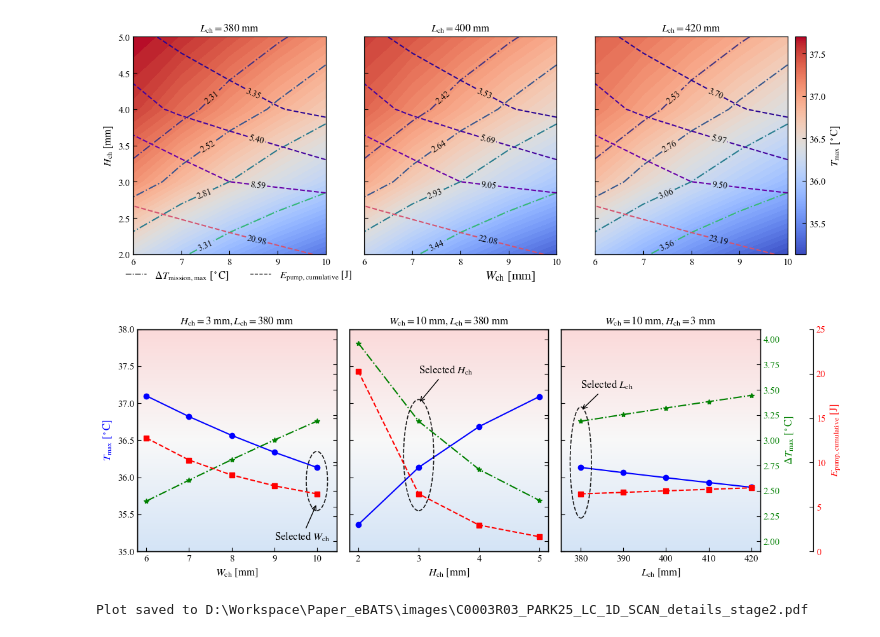
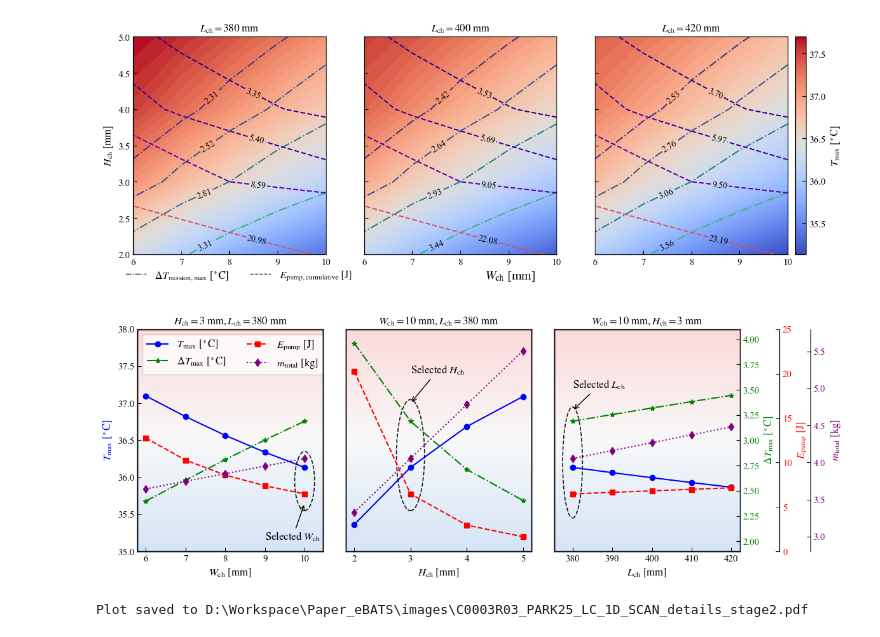
Before and after one commit to sxwd4ever/eBATS, a Jupyter notebook: cases/C0003/C0003R03_PARK25_LC_1D_SCAN_plot_stage2.ipynb, the cells around one changed output. Cells and saved outputs as stored; diff of their text form; code cells hidden in the pictures.

Commit message:
update the mass calculation for the 1st-stage param scan

```diff
--- a/cases/C0003/C0003R03_PARK25_LC_1D_SCAN_plot_stage2.ipynb
+++ b/cases/C0003/C0003R03_PARK25_LC_1D_SCAN_plot_stage2.ipynb
@@ -419,17 +419,20 @@ plt.rcParams.update({
 y1_name = 'Tmax_mission_C'
 y2_name = 'DeltaT_mission_max_C'
 y3_name = 'E_pump_cumulative'
+y4_name = 'mtotal'
 
 Tbmax_range = [35, 38]
 dTbmax_range = [1.9, 4.1]
 Epump_range = [0, 25]
+mtotal_range = [2.8, 5.8]
 
 # curve artists
 
 curve_artists = {
     y1_name: dict(color='blue', label=r"$T_\mathrm{max}~[^\circ \mathrm{C}]$", ls='-', marker='o'),
     y2_name: dict(color='green', label=r"$\Delta T_\mathrm{max}~[^\circ \mathrm{C}]$", ls='-.',marker='*'),
-    y3_name: dict(color='red', label=r"$E_\mathrm{pump,cumulative}~[\mathrm{J}]$", ls='--', marker='s')
+    y3_name: dict(color='red', label=r"$E_\mathrm{pump}~[\mathrm{J}]$", ls='--', marker='s'),
+    y4_name: dict(color='purple', label=r"$m_\mathrm{total}~[\mathrm{kg}]$", ls=':', marker='d')
 }
 
 # plot three curves in a single figure using three y-axis
@@ -440,7 +443,6 @@ import matplotlib.pyplot as plt
 # plot the details for sub figure corresponding to N_ch = 20 as a separate figure
 
 fig, ax_all = plt.subplots(1, 3, figsize=(12, 4.5))
-
 
 H_ch = 3  # fixed channel height
 L_ch = 380  # fixed channel length
@@ -491,6 +493,7 @@ ax2.plot(filtered_data[x_name], filtered_data[y2_name], **curve_artists[y2_name]
 # ax2.set_ylabel(y2_name, color='green')
 # ax2.tick_params(axis='y', labelcolor='green')
 ax2.set_yticklabels([])
+ax2.set_yticks([])
 ax2.set_ylim(dTbmax_range)
 
 # Plot E_pump_cumulative
@@ -500,11 +503,30 @@ ax3.plot(filtered_data[x_name], filtered_data[y3_name], **curve_artists[y3_name]
 # ax3.set_ylabel(y3_name, color='red')
 # ax3.tick_params(axis='y', labelcolor='red')
 ax3.set_yticklabels([])
+ax3.set_yticks([])
 ax3.set_ylim(Epump_range)
+# Plot mtotal
+ax4 = ax_cur.twinx()
+# ax4.spines['right'].set_position(('outward', 120))
+ax4.plot(filtered_data[x_name], filtered_data[y4_name], **curve_artists[y4_name])
+# ax4.set_ylabel(y4_name, color='purple')
+# ax4.tick_params(axis='y', labelcolor='purple')
+ax4.set_yticklabels([])
+ax4.set_yticks([])
+ax4.set_ylim(mtotal_range)
 
 x0, x1 = ax_cur.get_xlim()
 y0, y1 = ax_cur.get_ylim()
 plot_util.draw_plot_bg_gradient(ax_cur, x0, x1, y0, y1)
+
+# plot all legends on the first subplot
+lines, labels = ax_cur.get_legend_handles_labels()
+lines2, labels2 = ax2.get_legend_handles_labels()
+lines3, labels3 = ax3.get_legend_handles_labels()
+lines4, labels4 = ax4.get_legend_handles_labels()
+lines_all = lines + lines2 + lines3 + lines4
+labels_all = labels + labels2 + labels3 + labels4
+ax_cur.legend(lines_all, labels_all, loc='upper left', ncol=2)
 
 # plot in the second subplot
 # plot the T_bat_max, dT_bat_max, and E_pump_cumulative for a fixed W_ch and L_ch = 400
@@ -523,6 +545,7 @@ ax_cur.plot(filtered_data[x_name], filtered_data[y1_name], **curve_artists[y1_na
 ax_cur.set_xlabel(x_label)
 # ax_cur.set_ylabel(curve_artists[y1_name]['label'], color='blue')
 ax_cur.set_yticklabels([])
+ax_cur.set_yticks([])
 ax_cur.tick_params(axis='y', labelcolor='blue')
 ax_cur.set_ylim(Tbmax_range)
 ax_cur.set_title(rf'$W_\mathrm{{ch}} = {W_ch}~\mathrm{{mm}}, L_\mathrm{{ch}} = {L_ch}~\mathrm{{mm}}$')
@@ -559,6 +582,7 @@ ax2.plot(filtered_data[x_name], filtered_data[y2_name], **curve_artists[y2_name]
 # ax2.set_ylabel(y2_name, color='green')
 # ax2.tick_params(axis='y', labelcolor='green')
 ax2.set_yticklabels([])
+ax2.set_yticks([])
 ax2.set_ylim(dTbmax_range)
 
 # Plot E_pump_cumulative
@@ -569,11 +593,21 @@ ax3.plot(filtered_data[x_name], filtered_data[y3_name], **curve_artists[y3_name]
 # ax3.tick_params(axis='y', labelcolor='red')
 # hide the y-axis for the additional y-axes
 ax3.set_yticklabels([])
+ax3.set_yticks([])
 ax3.set_ylim(Epump_range)
+
+ax4 = ax_cur.twinx()
+ax4.plot(filtered_data[x_name], filtered_data[y4_name], **curve_artists[y4_name])
+# ax4.set_ylabel(y4_name, color='purple')
+# ax4.tick_params(axis='y', labelcolor='purple')
+ax4.set_yticklabels([])
+ax4.set_yticks([])
+ax4.set_ylim(mtotal_range)
 
 x0, x1 = ax_cur.get_xlim()
 y0, y1 = ax_cur.get_ylim()
 plot_util.draw_plot_bg_gradient(ax_cur, x0, x1, y0, y1)
+
 
 
 # plot the details for the third subplot corresponding to fixed mdot_total_kg_s and T_cin
@@ -592,6 +626,7 @@ ax_cur.plot(filtered_data[x_name], filtered_data[y1_name], **curve_artists[y1_na
 ax_cur.set_xlabel(x_label)
 # ax_cur.set_ylabel(y1_name, color='blue')
 ax_cur.set_yticklabels([])
+ax_cur.set_yticks([])
 # ax_cur.tick_params(axis='y', labelcolor='blue')
 ax_cur.set_ylim(Tbmax_range)
 ax_cur.set_title(rf'$W_\mathrm{{ch}} = {W_ch}~\mathrm{{mm}}, H_\mathrm{{ch}} = {H_ch}~\mathrm{{mm}}$')
@@ -631,34 +666,41 @@ ax2.set_ylim(dTbmax_range)
 
 # Plot E_pump_cumulative
 ax3 = ax_cur.twinx()
-ax3.spines['right'].set_position(('outward', 60))
+ax3.spines['right'].set_position(('outward', 45))
 ax3.plot(filtered_data[x_name], filtered_data[y3_name], **curve_artists[y3_name])
 ax3.set_ylabel(curve_artists[y3_name]['label'], color=curve_artists[y3_name]['color'])
 ax3.tick_params(axis='y', labelcolor=curve_artists[y3_name]['color'])
 ax3.set_ylim(Epump_range)
+
+ax4 = ax_cur.twinx()
+ax4.spines['right'].set_position(('outward', 80))
+ax4.plot(filtered_data[x_name], filtered_data[y4_name], **curve_artists[y4_name])
+ax4.set_ylabel(curve_artists[y4_name]['label'], color=curve_artists[y4_name]['color'])
+ax4.tick_params(axis='y', labelcolor=curve_artists[y4_name]['color'])
+ax4.set_ylim(mtotal_range)
 
 x0, x1 = ax_cur.get_xlim()
 y0, y1 = ax_cur.get_ylim()
 plot_util.draw_plot_bg_gradient(ax_cur, x0, x1, y0, y1)
 
 # plt.title(f'{y1_name}, {y2_name}, and {y3_name} vs {x_name} at mdot_total_kg_s = {mdot_total_kg_s} and N_ch = {N_ch}')
 fig.tight_layout()
 plt.show()
 
 # save the plot for presentation
 
 output_folder = os.path.join(root_dir, "out", CASE_ID)
 os.makedirs(output_folder, exist_ok=True)
 output_file = os.path.join(output_folder, f"{CASE_NAME}_details_stage2.png")
 
 fig.savefig(output_file, dpi=300, bbox_inches='tight')
 
 # and a copy into the paper's working folder
 output_folder = r"D:\Workspace\Paper_eBATS\images" # the working directory of the paper draft
 output_file = os.path.join(output_folder, f"{CASE_NAME}_details_stage2.pdf")
 
 fig.savefig(output_file, dpi=300, bbox_inches='tight')
 print(f"Plot saved to {output_file}")
 # %% [output]
-[figure, old version]
+[figure, new version]
 Plot saved to D:\Workspace\Paper_eBATS\images\C0003R03_PARK25_LC_1D_SCAN_details_stage2.pdf
```
Also changed, not shown: 2 other files.
